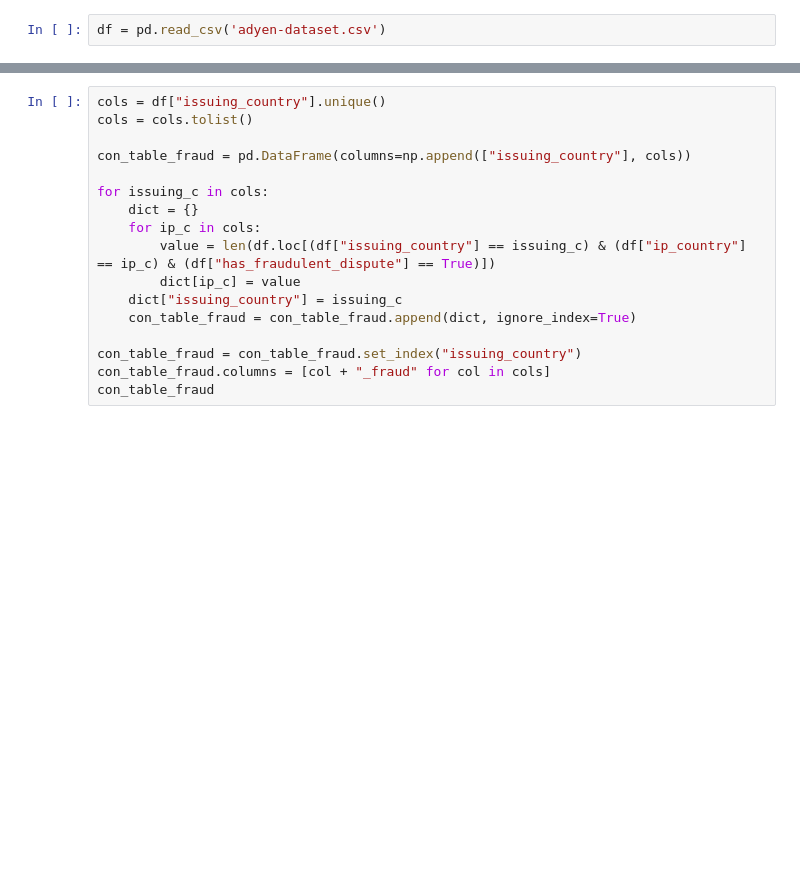
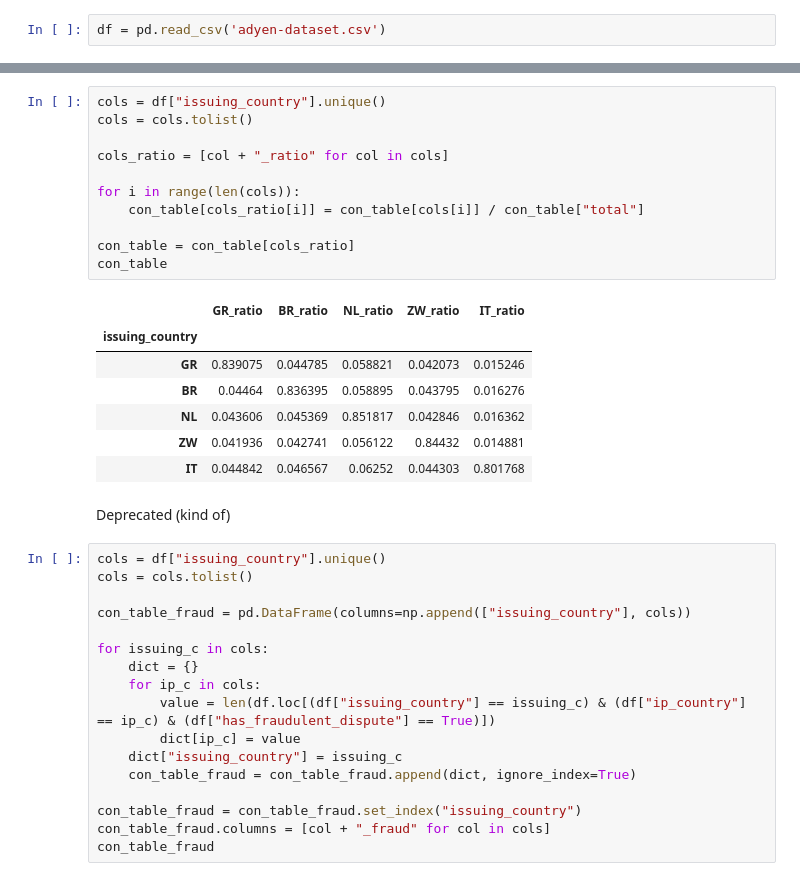
Before and after one commit to ymurong/DSP, a Jupyter notebook: testingipcountries.ipynb, the cells around one changed output, grey strips where cells are left out. Cells and saved outputs as stored; diff of their text form; blank space fills up the shorter version.

```diff
--- a/testingipcountries.ipynb
+++ b/testingipcountries.ipynb
@@ -191,3 +202,24 @@ total_rows
+# %%
+cols = df["issuing_country"].unique()
+cols = cols.tolist()
+
+cols_ratio = [col + "_ratio" for col in cols]
+
+for i in range(len(cols)):
+    con_table[cols_ratio[i]] = con_table[cols[i]] / con_table["total"]
+
+con_table = con_table[cols_ratio]
+con_table
+# %% [output]
+|  | GR_ratio | BR_ratio | NL_ratio | ZW_ratio | IT_ratio |
+| issuing_country |  |  |  |  |  |
+| GR | 0.839075 | 0.044785 | 0.058821 | 0.042073 | 0.015246 |
+| BR | 0.04464 | 0.836395 | 0.058895 | 0.043795 | 0.016276 |
+| NL | 0.043606 | 0.045369 | 0.851817 | 0.042846 | 0.016362 |
+| ZW | 0.041936 | 0.042741 | 0.056122 | 0.84432 | 0.014881 |
+| IT | 0.044842 | 0.046567 | 0.06252 | 0.044303 | 0.801768 |
+# %% [markdown]
+Deprecated (kind of)
 # %%
 cols = df["issuing_country"].unique()
 cols = cols.tolist()
```
Also changed, not shown: parts of 4 cells of this notebook, 4 other files.
